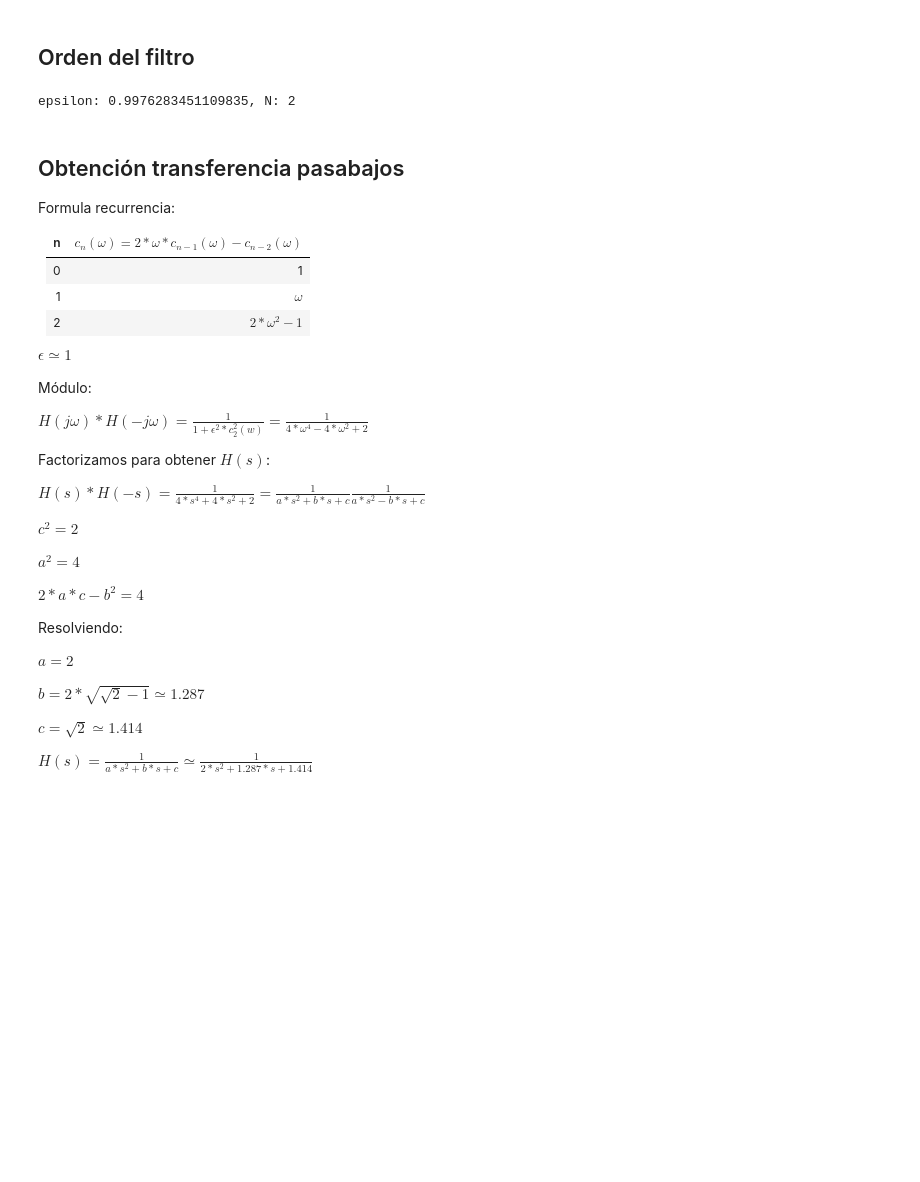
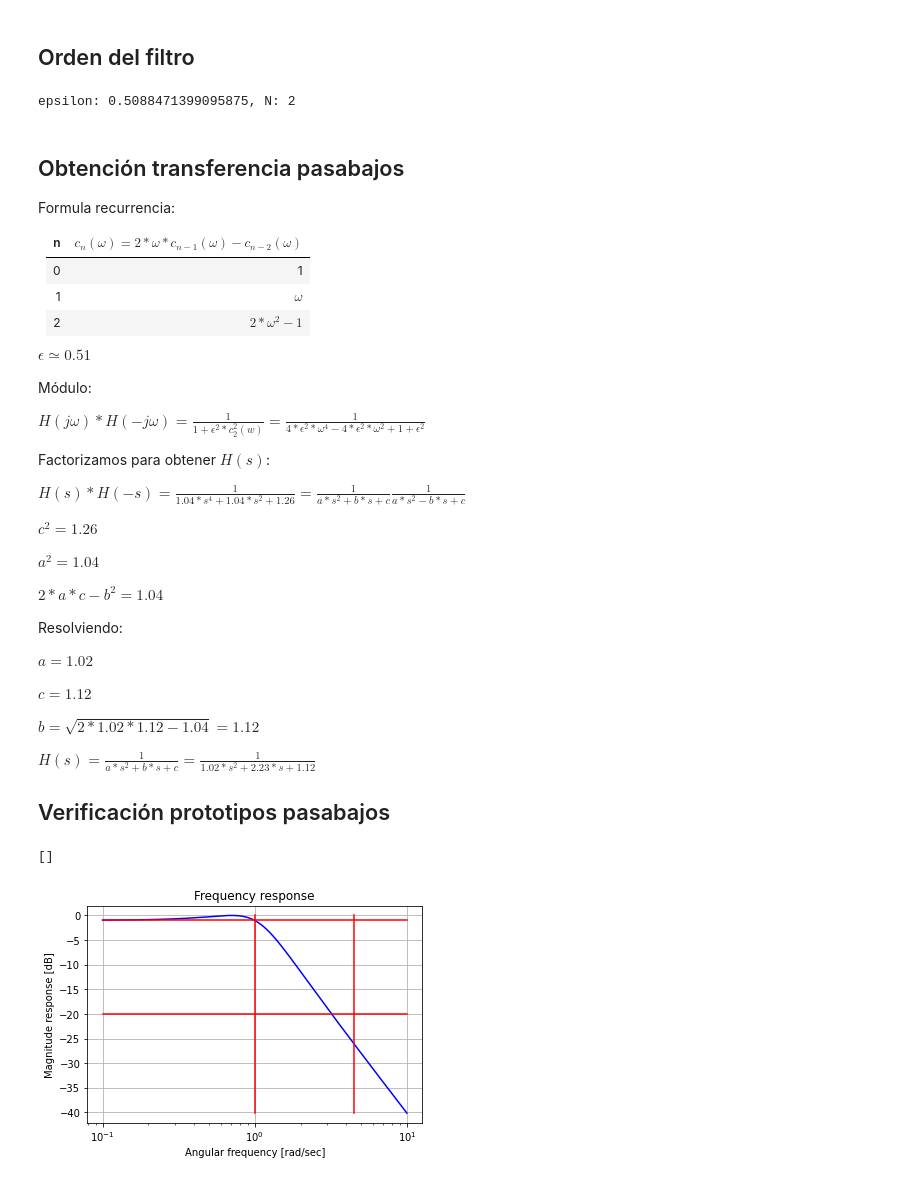
Before and after one commit to agalbachicar/tc2, a Jupyter notebook: notebooks/Ejercicio pasaaltos de clase.ipynb, the cells around one changed output. Saved outputs shown, nothing was run; the diff lists cells and outputs as text; code cells hidden in the pictures; blank space fills up the shorter version.

Commit message:
Cambiado epsilon, agregada verificacion del pasabajos
Signed-off-by: Ivan Santiago Paunovic <ivanpauno@ekumenlabs.com>

```diff
--- a/notebooks/Ejercicio pasaaltos de clase.ipynb
+++ b/notebooks/Ejercicio pasaaltos de clase.ipynb
@@ -62,8 +62,8 @@ w_p_lp = 1.0, w_s_lp = 4.5
 # %% [markdown]
 ## Orden del filtro
 # %%
-alpha_max = 3    # dB
-alpha_min = 30   # dB
+alpha_max = 1    # dB
+alpha_min = 20   # dB
 
 epsilon = m.sqrt(m.pow(10, 0.1 * alpha_max) - 1)
 N = m.acosh((m.pow(10, alpha_min * 0.1) - 1) / (m.pow(10, alpha_max * 0.1) - 1)) / (2 * m.acosh(w_s_lp))
@@ -71,7 +71,7 @@ N = m.ceil(N)
 
 print(f'epsilon: {epsilon}, N: {N}')
 # %% [output]
-epsilon: 0.9976283451109835, N: 2
+epsilon: 0.5088471399095875, N: 2
 # %% [markdown]
 ## Obtención transferencia pasabajos
 
@@ -83,28 +83,57 @@ Formula recurrencia:
 | 1 | $\omega$ |
 | 2 | $2*\omega^2 - 1$ |
 
-$\epsilon \simeq 1$
+$\epsilon \simeq 0.51$
 
 Módulo:
 
-$H(j\omega)*H(-j\omega) = \frac{1}{1 + \epsilon^2 * c^2_2(w)} = \frac{1}{4* \omega^4 - 4 * \omega^2 + 2}$
+$H(j\omega)*H(-j\omega) = \frac{1}{1 + \epsilon^2 * c^2_2(w)} = \frac{1}{4* \epsilon^2 * \omega^4 - 4 * \epsilon^2 * \omega^2 + 1 + \epsilon^2}$
 
 Factorizamos para obtener $H(s)$:
 
-$H(s)*H(-s) = \frac{1}{4* s^4 + 4 * s^2 + 2} = \frac{1}{a* s^2 + b * s + c}\frac{1}{a* s^2 - b * s + c}$
+$H(s)*H(-s) = \frac{1}{1.04 * s^4 + 1.04 * s^2 + 1.26} = \frac{1}{a* s^2 + b * s + c}\frac{1}{a* s^2 - b * s + c}$
 
-$c^2 = 2$
+$c^2 = 1.26$
 
-$a^2 = 4$
+$a^2 = 1.04$
 
-$2*a*c - b^2 = 4$
+$2*a*c - b^2 = 1.04$
 
 Resolviendo:
 
-$a = 2$
+$a = 1.02$
 
-$b = 2 * \sqrt{\sqrt{2}-1} \simeq 1.287$
+$c = 1.12$
 
-$c = \sqrt{2} \simeq 1.414$
+$b = \sqrt{2 * 1.02 * 1.12 - 1.04} = 1.12$
 
-$H(s) = \frac{1}{a* s^2 + b * s + c} \simeq \frac{1}{2* s^2 + 1.287 * s + 1.414}$
+$H(s) = \frac{1}{a* s^2 + b * s + c} = \frac{1}{1.02* s^2 + 2.23 * s + 1.12}$
+
+## Verificación prototipos pasabajos
+# %%
+from scipy import signal
+
+num = [0, 0, 1]
+den = [1.02, 1.12, 1.12]
+filtro = signal.TransferFunction(num, den)
+
+w = np.logspace(np.log10(0.1), np.log10(10), num=1000)
+w, mag, _ = filtro.bode(w=w)
+vertical = np.linspace(min(mag), max(mag))
+
+plt.figure()
+plt.semilogx(w, mag, '-b')    # Bode magnitude plot
+plt.grid(True)
+plt.xlabel('Angular frequency [rad/sec]')
+plt.ylabel('Magnitude response [dB]')
+plt.title('Frequency response')
+
+plt.semilogx(w, [-alpha_max] * len(w), '-r')
+plt.semilogx(w, [-alpha_min] * len(w), '-r')
+plt.semilogx([1] * len(vertical), vertical, '-r')
+plt.semilogx([4.5] * len(vertical), vertical, '-r')
+
+plt.plot()
+# %% [output]
+[]
+[figure, added]
```
Also changed, not shown: parts of 2 cells of this notebook.
